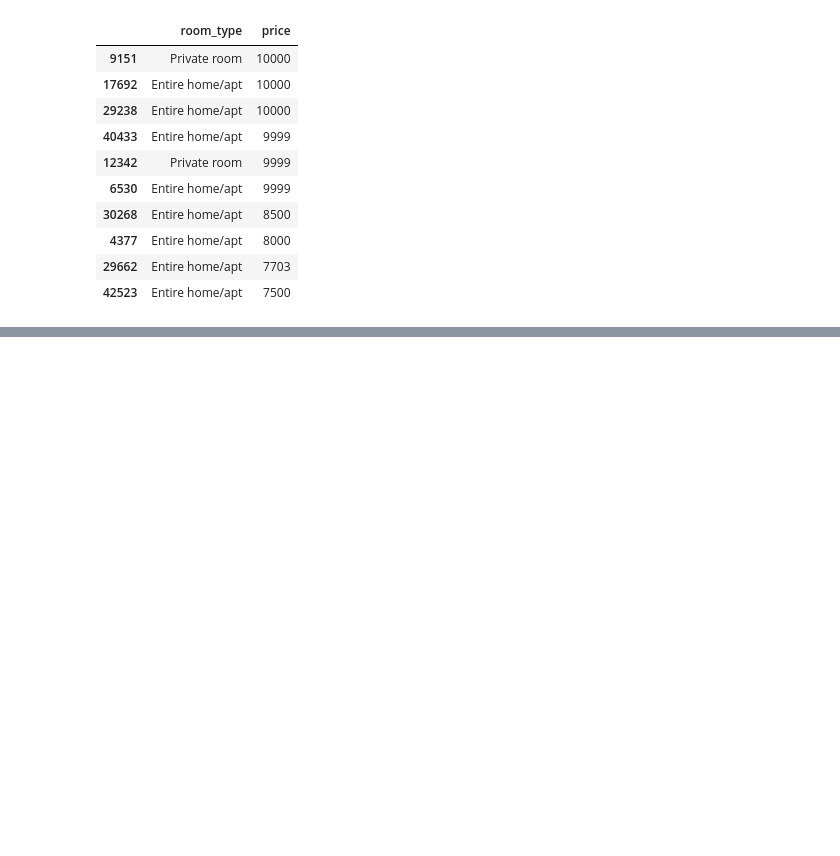
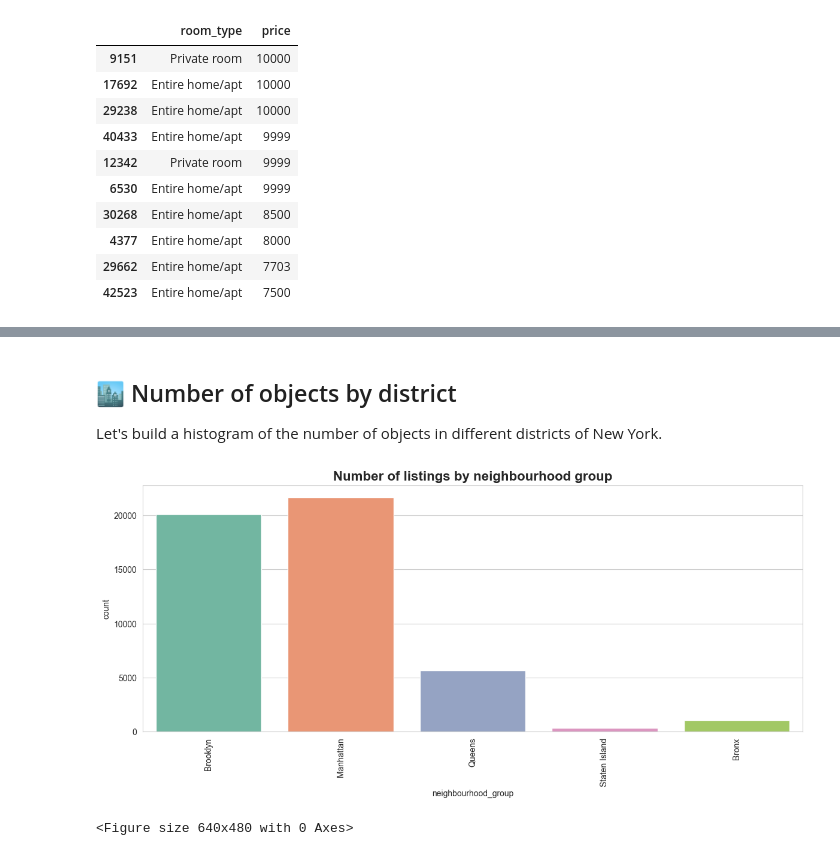
Before and after one commit to SuperYanka/airbnb-data-analysis, a Jupyter notebook: notebooks/EDA.ipynb, the cells around one changed output, grey strips where cells are left out. Cells and saved outputs as stored; diff of their text form; code cells hidden in the pictures; blank space fills up the shorter version.

```diff
--- a/notebooks/EDA.ipynb
+++ b/notebooks/EDA.ipynb
@@ -124,0 +163,15 @@ Passing `palette` without assigning `hue` is deprecated and will be removed in v
+# %% [markdown]
+## 🏙️ Number of objects by district
+
+Let's build a histogram of the number of objects in different districts of New York.
+# %%
+plt.figure(figsize=(12, 6))
+sns.countplot(x='neighbourhood_group', hue='neighbourhood_group', data=data, palette='Set2')
+plt.xticks(rotation=90)
+plt.tight_layout(rect=[0, 0.03, 1, 0.95])
+plt.title('Number of listings by neighbourhood group', fontsize=16, fontweight='bold')
+plt.show()
+plt.savefig('../plots/neighbourhood_group_count.png')
+# %% [output]
+[figure, added]
+<Figure size 640x480 with 0 Axes>
```
Also changed, not shown: parts of 23 cells of this notebook, 4 other files.
